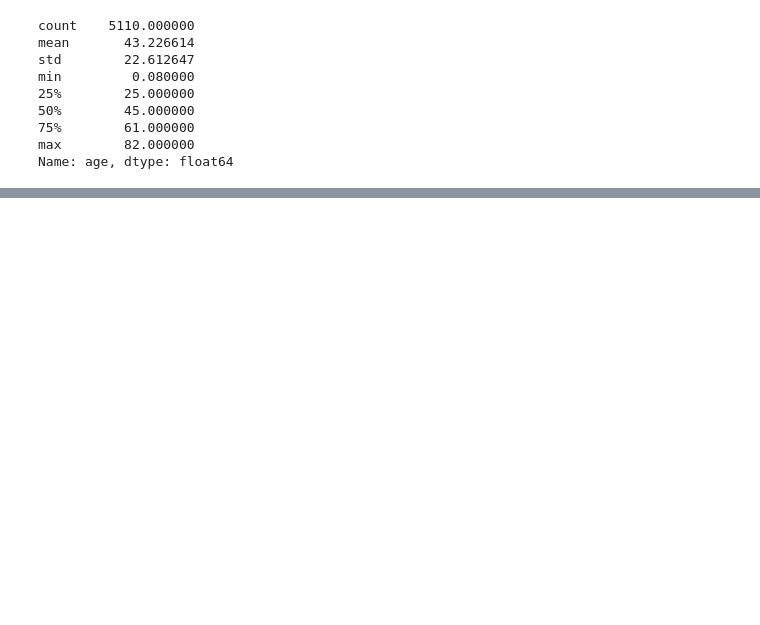
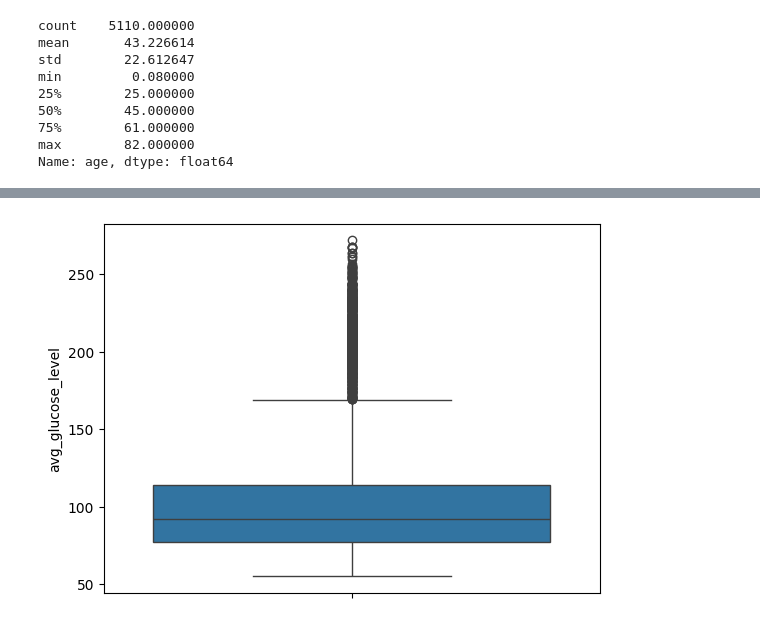
Before and after one commit to leobelloso/fsoc-data, a Jupyter notebook: Tareas/Clase 04 - Tarea_B.ipynb, the cells around one changed output, grey strips where cells are left out. Drawn from its saved outputs; the diff is of its cells as text; code cells hidden in the pictures; blank space fills up the shorter version.

```diff
--- a/Tareas/Clase 04 - Tarea_B.ipynb
+++ b/Tareas/Clase 04 - Tarea_B.ipynb
@@ -204,0 +229,5 @@ Name: bmi, dtype: float64
+# %%
+sns.boxplot(data=df, y='avg_glucose_level')
+plt.show()
+# %% [output]
+[figure, added]
```
Also changed, not shown: parts of 43 cells of this notebook.
